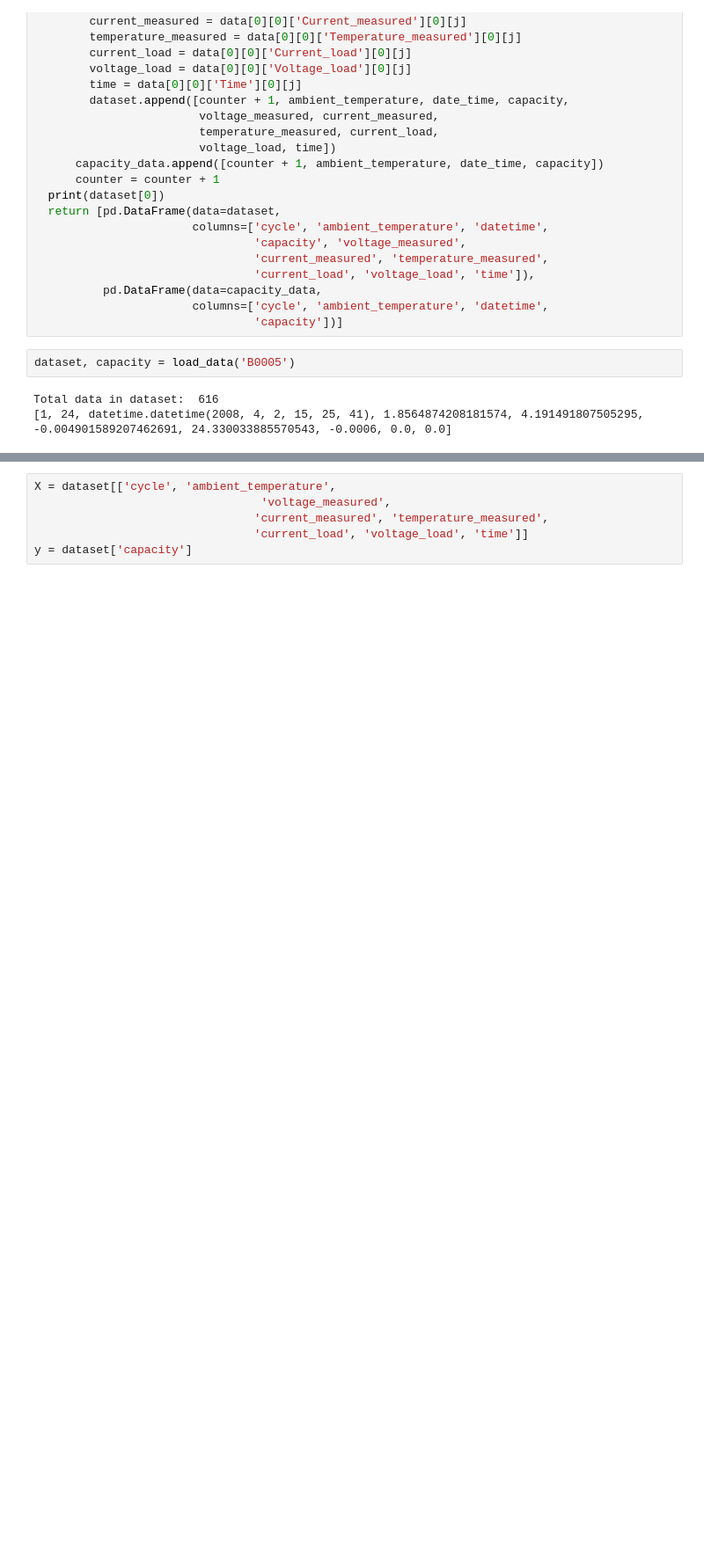
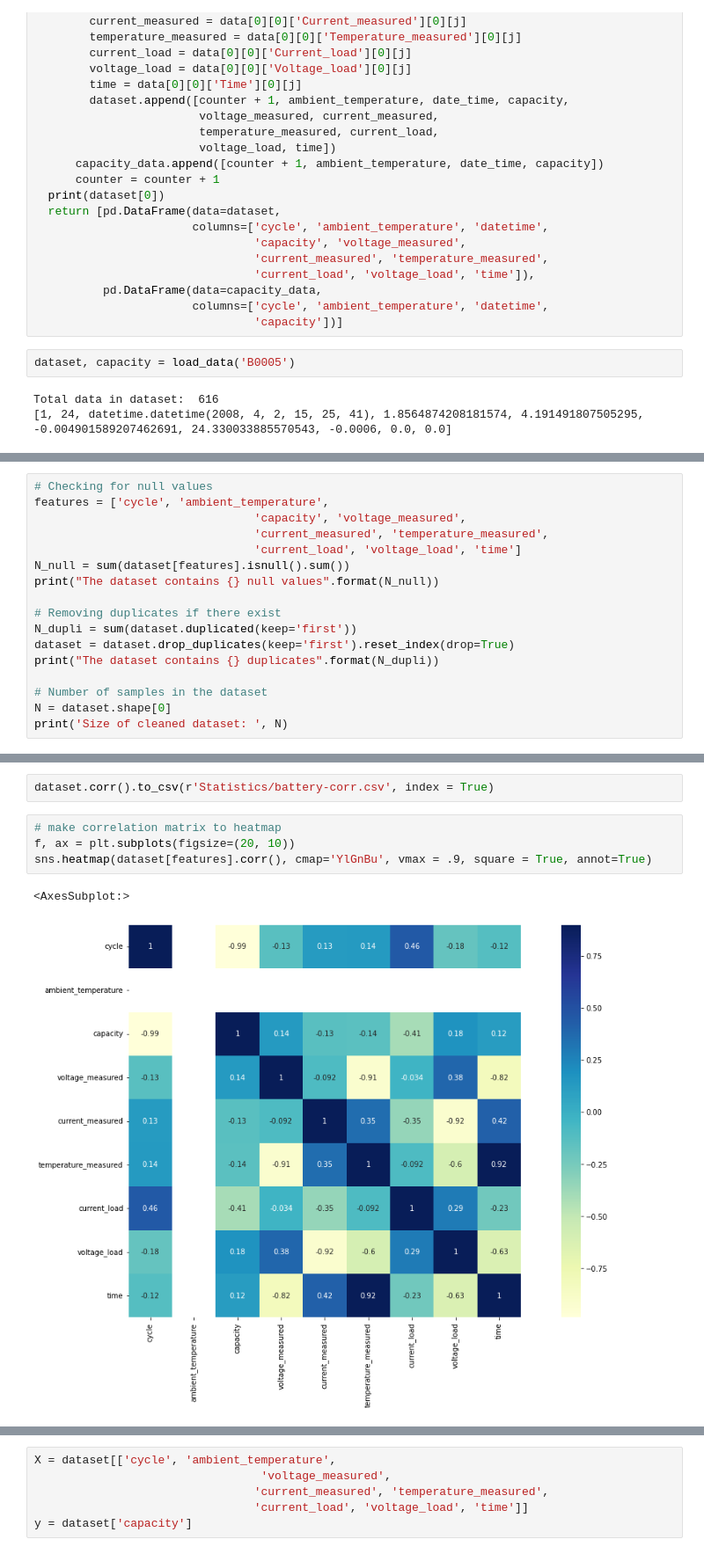
Before and after one commit to Yi-Chen-Lin2019/Predictive-maintenance-with-machine-learning, a Jupyter notebook: RUL.ipynb, the cells around one changed output, grey strips where cells are left out. Shown at 88% size. Saved outputs shown, nothing was run; the diff lists cells and outputs as text; blank space fills up the shorter version.

```diff
--- a/RUL.ipynb
+++ b/RUL.ipynb
@@ -58,0 +147,17 @@ Total data in dataset:  616
+# %%
+# Checking for null values
+features = ['cycle', 'ambient_temperature',
+                                'capacity', 'voltage_measured',
+                                'current_measured', 'temperature_measured',
+                                'current_load', 'voltage_load', 'time']
+N_null = sum(dataset[features].isnull().sum())
+print("The dataset contains {} null values".format(N_null))
+
+# Removing duplicates if there exist
+N_dupli = sum(dataset.duplicated(keep='first'))
+dataset = dataset.drop_duplicates(keep='first').reset_index(drop=True)
+print("The dataset contains {} duplicates".format(N_dupli))
+
+# Number of samples in the dataset
+N = dataset.shape[0]
+print('Size of cleaned dataset: ', N)
@@ -58,0 +183,9 @@ Total data in dataset:  616
+# %%
+dataset.corr().to_csv(r'Statistics/battery-corr.csv', index = True)
+# %%
+# make correlation matrix to heatmap
+f, ax = plt.subplots(figsize=(20, 10))
+sns.heatmap(dataset[features].corr(), cmap='YlGnBu', vmax = .9, square = True, annot=True)
+# %% [output]
+<AxesSubplot:>
+[figure, added]
```
Also changed, not shown: parts of 41 cells of this notebook, 37 other files.
